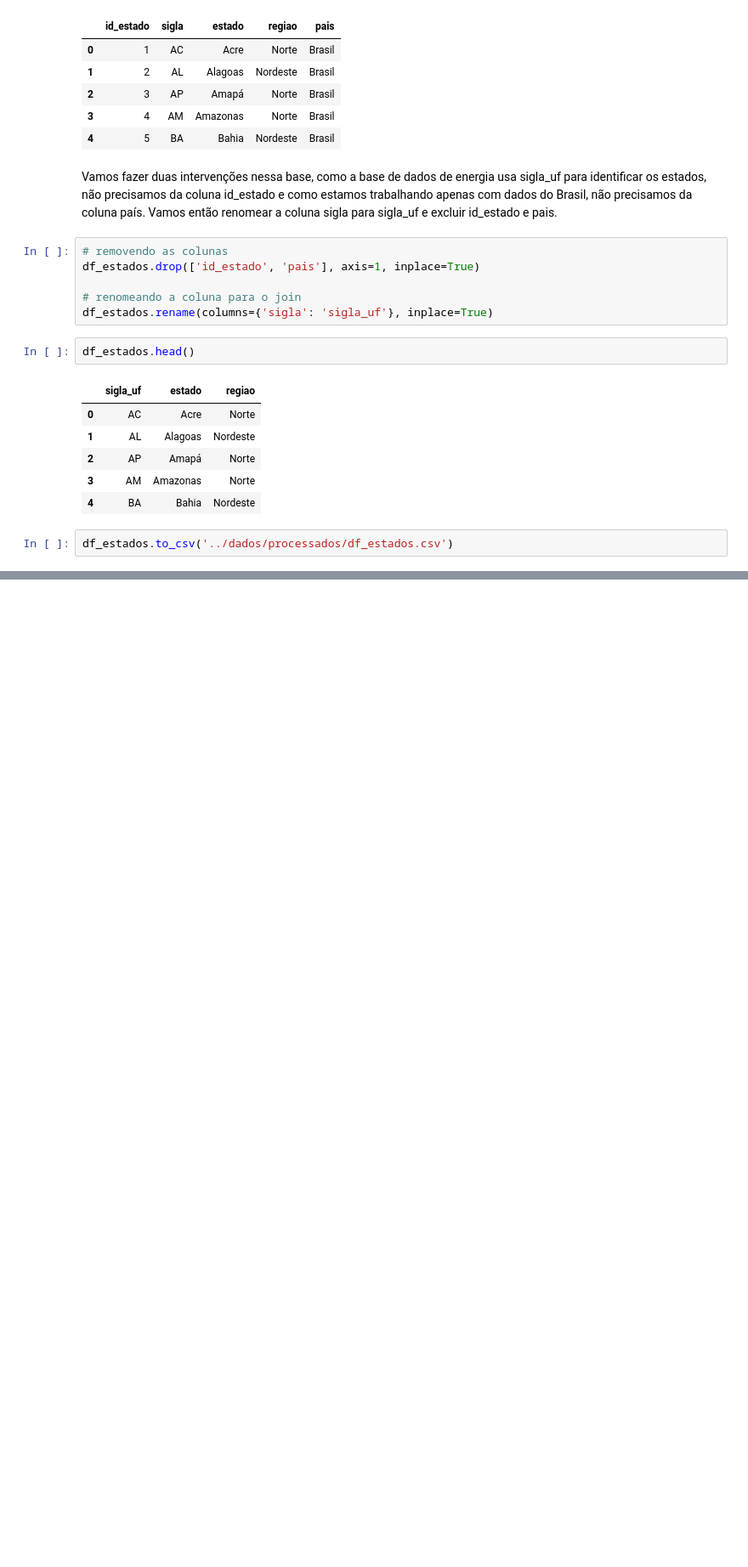
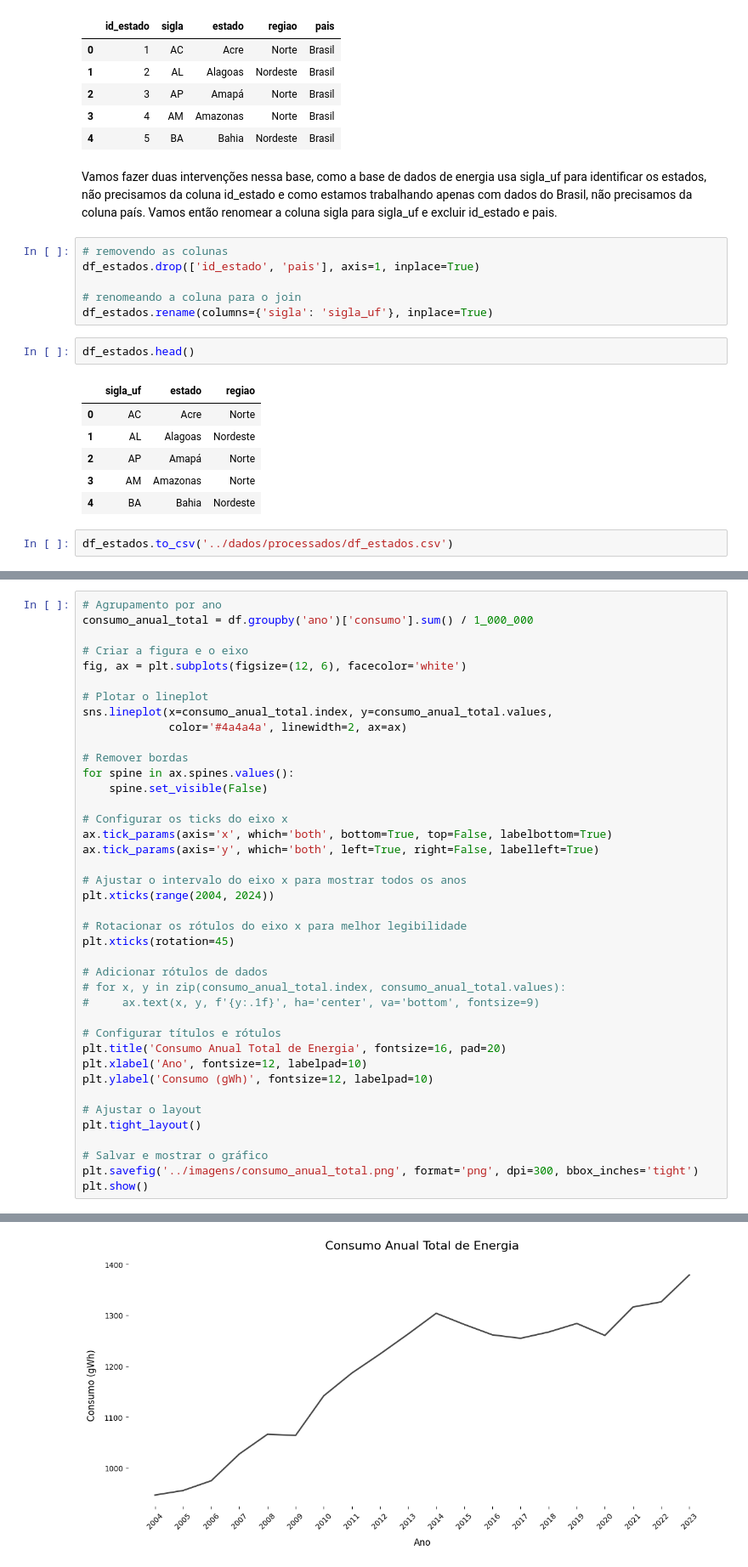
Before and after one commit to jorgelzsilva/projeto_consumo_energia, a Jupyter notebook: notebooks/desafio_final_jorge.ipynb, the cells around one changed output, grey strips where cells are left out. Shown at 85% size. Cells and saved outputs as stored; diff of their text form; blank space fills up the shorter version.

```diff
--- a/notebooks/desafio_final_jorge.ipynb
+++ b/notebooks/desafio_final_jorge.ipynb
@@ -443,0 +506,41 @@ df_estados.to_csv('../dados/processados/df_estados.csv')
+# %%
+# Agrupamento por ano
+consumo_anual_total = df.groupby('ano')['consumo'].sum() / 1_000_000
+
+# Criar a figura e o eixo
+fig, ax = plt.subplots(figsize=(12, 6), facecolor='white')
+
+# Plotar o lineplot
+sns.lineplot(x=consumo_anual_total.index, y=consumo_anual_total.values,
+             color='#4a4a4a', linewidth=2, ax=ax)
+
+# Remover bordas
+for spine in ax.spines.values():
+    spine.set_visible(False)
+
+# Configurar os ticks do eixo x
+ax.tick_params(axis='x', which='both', bottom=True, top=False, labelbottom=True)
+ax.tick_params(axis='y', which='both', left=True, right=False, labelleft=True)
+
+# Ajustar o intervalo do eixo x para mostrar todos os anos
+plt.xticks(range(2004, 2024))
+
+# Rotacionar os rótulos do eixo x para melhor legibilidade
+plt.xticks(rotation=45)
+
+# Adicionar rótulos de dados
+# for x, y in zip(consumo_anual_total.index, consumo_anual_total.values):
+#     ax.text(x, y, f'{y:.1f}', ha='center', va='bottom', fontsize=9)
+
+# Configurar títulos e rótulos
+plt.title('Consumo Anual Total de Energia', fontsize=16, pad=20)
+plt.xlabel('Ano', fontsize=12, labelpad=10)
+plt.ylabel('Consumo (gWh)', fontsize=12, labelpad=10)
+
+# Ajustar o layout
+plt.tight_layout()
+
+# Salvar e mostrar o gráfico
+plt.savefig('../imagens/consumo_anual_total.png', format='png', dpi=300, bbox_inches='tight')
+plt.show()
+# %% [output]
@@ -443,0 +564 @@ df_estados.to_csv('../dados/processados/df_estados.csv')
+[figure, added]
```
Also changed, not shown: parts of 8 cells of this notebook, 1 other file.
